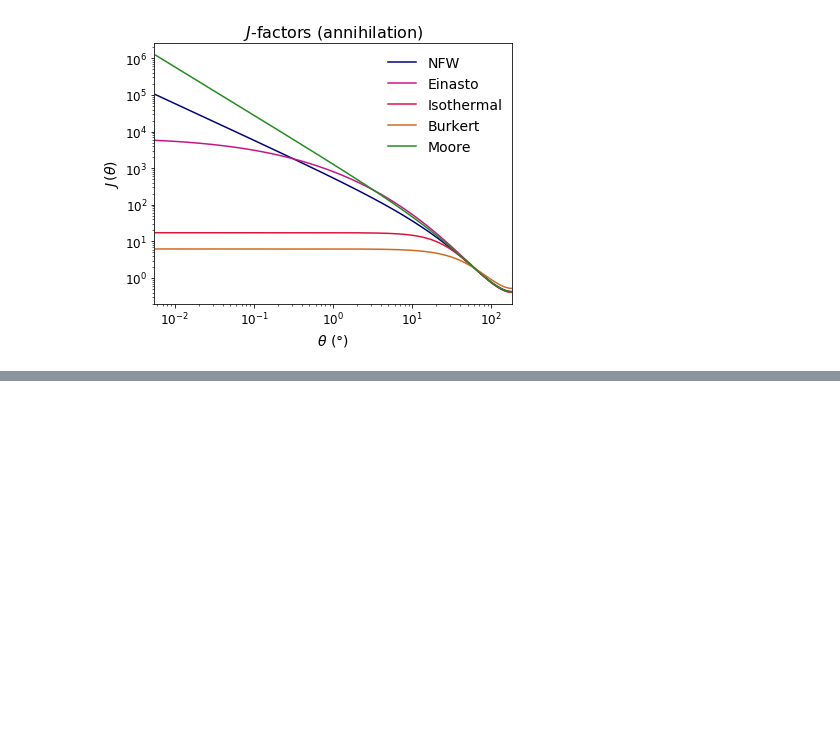
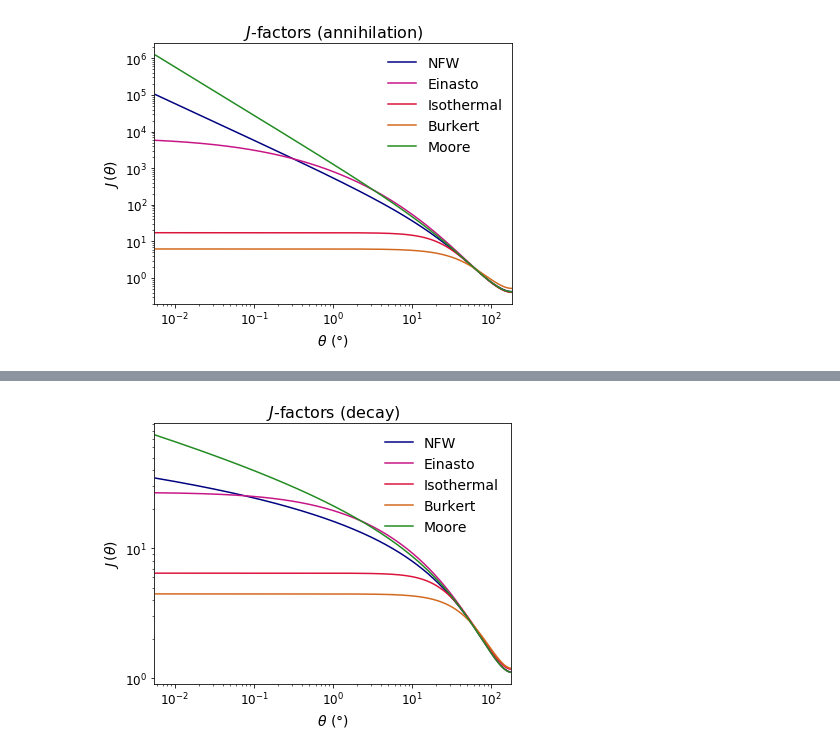
Before and after one commit to mpotto/astroph, a Jupyter notebook: assignments/dm-profiles-j-factors.ipynb, the cells around one changed output, grey strips where cells are left out. Drawn from its saved outputs; the diff is of its cells as text; code cells hidden in the pictures; blank space fills up the shorter version.

```diff
--- a/assignments/dm-profiles-j-factors.ipynb
+++ b/assignments/dm-profiles-j-factors.ipynb
@@ -177,0 +178,19 @@ plt.show()
+# %%
+fig, ax = plt.subplots()
+ax.plot(thetas_deg, nfw_decay, color='navy', label='NFW')
+ax.plot(thetas_deg, einasto_decay, color='mediumvioletred', label='Einasto')
+ax.plot(thetas_deg, isothermal_decay, color='crimson', label='Isothermal')
+ax.plot(thetas_deg, burkert_decay, color='chocolate', label='Burkert')
+ax.plot(thetas_deg, moore_decay, color='forestgreen', label='Moore')
+
+ax.set_yscale('log')
+ax.set_xscale('log')
+ax.set_xlabel(r"$\theta$ ($\degree$)")
+ax.set_ylabel(r"$J \, (\theta)$")
+ax.set_xlim(0.55e-2, 180)
+
+plt.title(r'$J$-factors (decay)')
+plt.legend(frameon=False, loc='upper right')
+plt.show()
+# %% [output]
+[figure, added]
```
Also changed, not shown: parts of 1 cell of this notebook, 4 other files.
